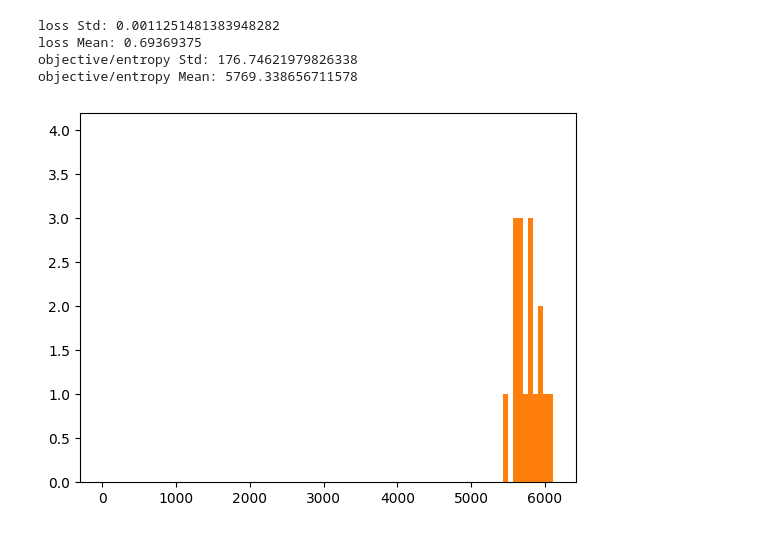
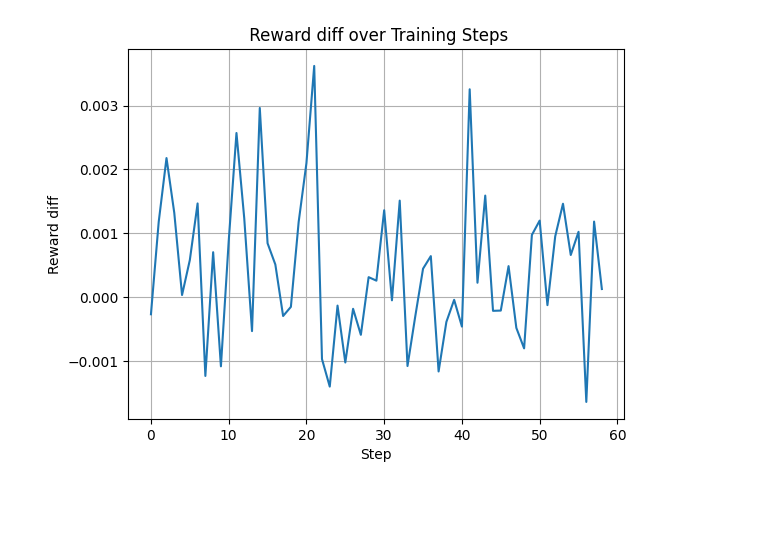
Before and after one commit to nstranges/expert-chat, a Jupyter notebook: Benchmarking/extract-metrics.ipynb, the cells around one changed output. Saved outputs shown, nothing was run; the diff lists cells and outputs as text; code cells hidden in the pictures; blank space fills up the shorter version.

```diff
--- a/Benchmarking/extract-metrics.ipynb
+++ b/Benchmarking/extract-metrics.ipynb
@@ -51,26 +72,16 @@ for metric in metrics_over_time:
-# %%
-# Making a histogram
-wanted_list = ['loss','objective/entropy']
-wanted_metrics = set(wanted_list)
-
-for metric in metrics_over_time:
-    if metric in wanted_metrics:
-        metric_list = metrics_over_time[metric]
-        cur_std = np.std(metric_list, ddof=True)
-        cur_mean = np.mean(metric_list)
-
-        print(f'{metric} Std: {cur_std}')
-        print(f'{metric} Mean: {cur_mean}')
-
-        plt.hist(metrics_over_time[metric])
-        # plt.xlabel('Step')
-        # plt.ylabel(metric)
-        # plt.title(metric)
-        # plt.grid(False)
-        # plt.show()
-# %% [output]
-loss Std: 0.0011251481383948282
-loss Mean: 0.69369375
-objective/entropy Std: 176.74621979826338
-objective/entropy Mean: 5769.338656711578
-[figure, removed]
+# %%
+# Getting the reward separation
+reward_diff = []
+for i, chosen in enumerate(metrics_over_time['rewards/chosen']):
+    reward_diff.append(chosen - metrics_over_time['rewards/rejected'][i])
+
+steps = list(range(len(metric_list)))
+plt.figure()
+plt.plot(steps, reward_diff, label='Reward diff')
+plt.xlabel('Step')
+plt.ylabel('Reward diff')
+plt.title(' Reward diff over Training Steps')
+plt.grid(True)
+plt.show()
+# %% [output]
+[figure, added]
```
Also changed, not shown: parts of 7 cells of this notebook, 4 other files.
